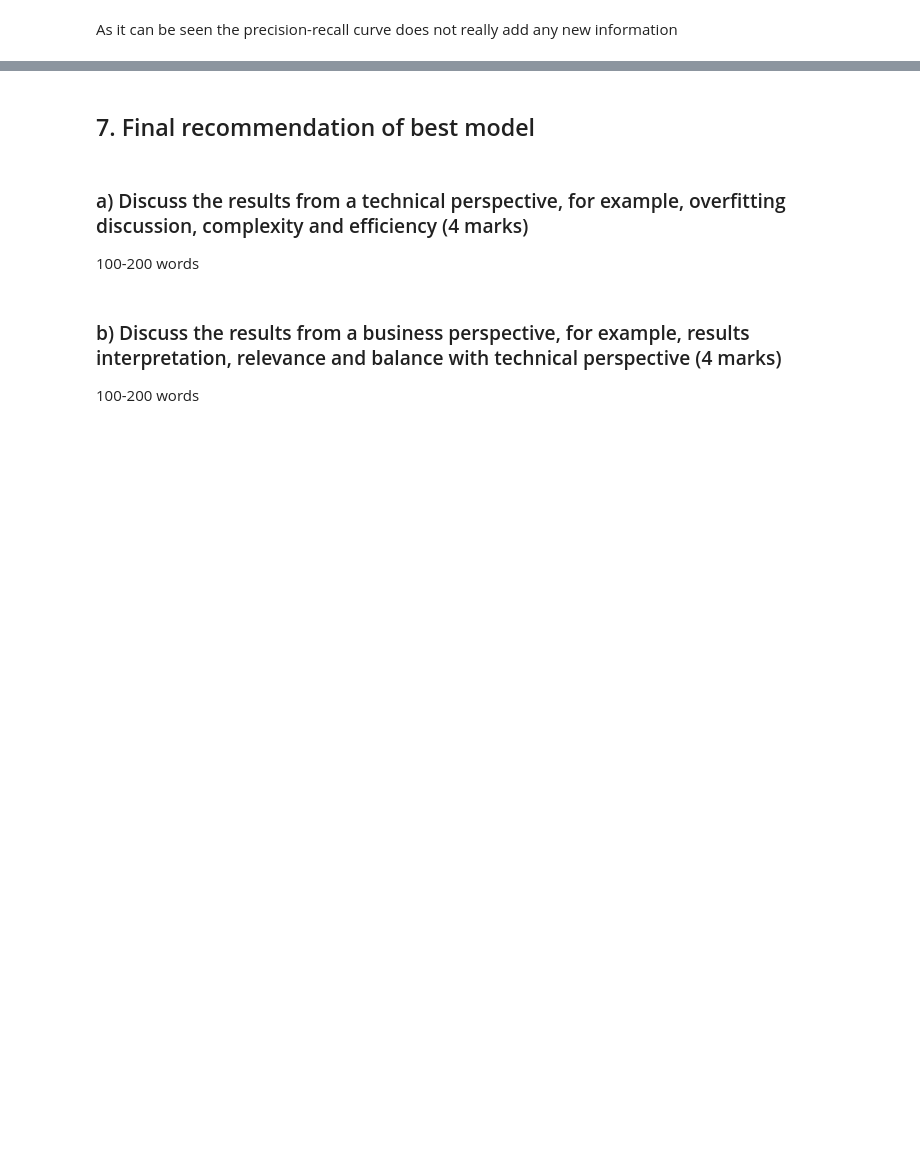
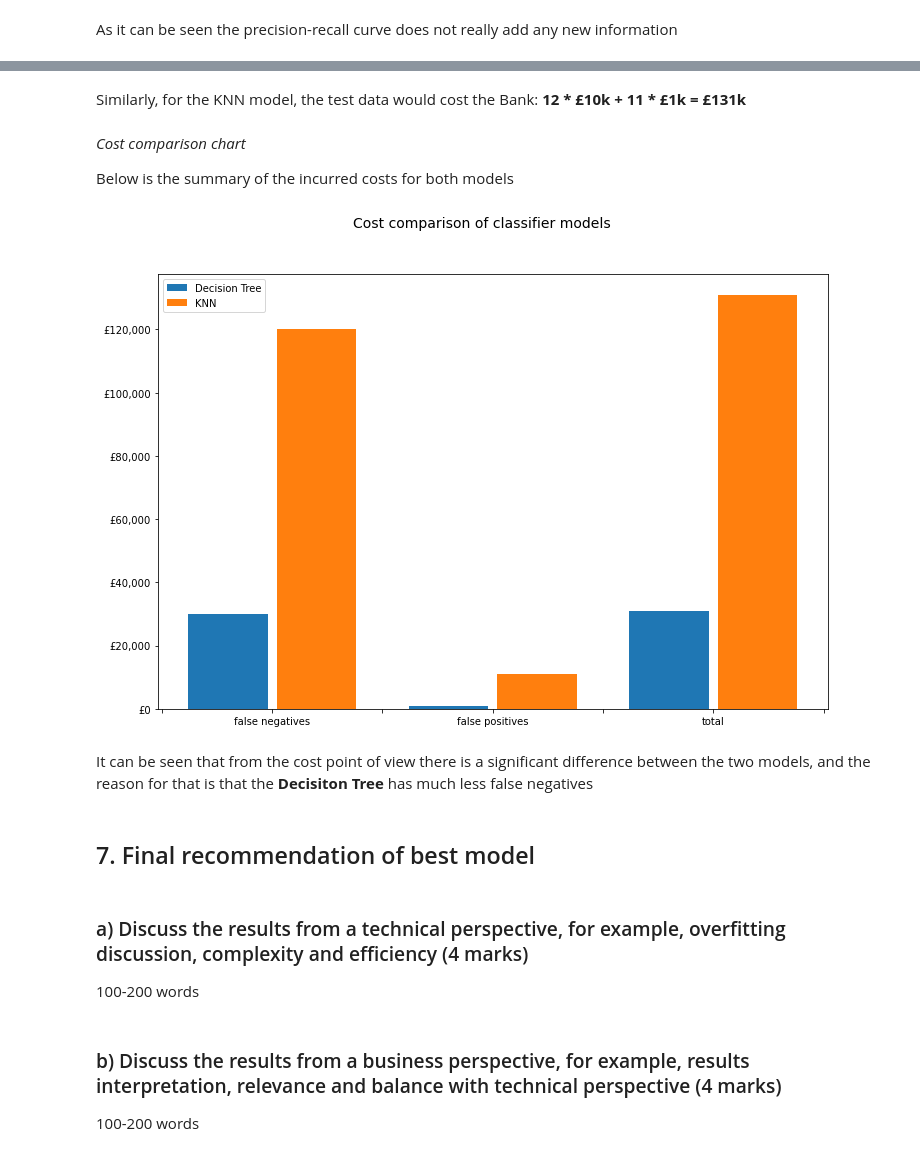
Before and after one commit to lacibacsi/data_science_assignment_3, a Jupyter notebook: Assessment3_playground.ipynb, the cells around one changed output, grey strips where cells are left out. Saved outputs shown, nothing was run; the diff lists cells and outputs as text; code cells hidden in the pictures; blank space fills up the shorter version.

Commit message:
added model comparison

```diff
--- a/Assessment3_playground.ipynb
+++ b/Assessment3_playground.ipynb
@@ -1529,0 +1562,3 @@ Following the below schematic overview (from [here](https://machinelearningmaste
+# %%
+#printing the confusion matrix for the number of errors
+dt_confusion   = plot_confusion_matrix(DT2, X_test, Y_test, display_labels=target_labels, cmap=plt.cm.Blues)
@@ -1529,0 +1571,2 @@ Following the below schematic overview (from [here](https://machinelearningmaste
+# %%
+knn_confusion   = plot_confusion_matrix(knn3, X_test2, Y_test, display_labels=target_labels, cmap=plt.cm.Blues)
@@ -1529,0 +1575,6 @@ Following the below schematic overview (from [here](https://machinelearningmaste
+# %% [markdown]
+Similarly, for the KNN model, the test data would cost the Bank: **12 \* £10k + 11 \* £1k = £131k**
+# %% [markdown]
+*Cost comparison chart*
+
+Below is the summary of the incurred costs for both models
@@ -1530,3 +1647,46 @@ Following the below schematic overview (from [here](https://machinelearningmaste
+# %%
+d_fn = dt_confusion.confusion_matrix[0][1]*10000
+d_fp = dt_confusion.confusion_matrix[1][0]*1000
+d_cost = [d_fn, d_fp, d_fn + d_fp]
+k_fn = knn_confusion.confusion_matrix[0][1]*10000
+k_fp = knn_confusion.confusion_matrix[1][0]*1000
+k_cost = [k_fn, k_fp, k_fn + k_fp]
+
+data = {
+    'Decision Tree': d_cost,
+    'KNN': k_cost
+}
+
+
+fig, ax = plt.subplots()
+fig.suptitle('Cost comparison of classifier models', fontsize=14)
+fig.set_figheight(8)
+fig.set_figwidth(12)
+bar_plot(ax, data, total_width=.8, single_width=.9)
+
+#formatting axis values
+ax.get_yaxis().set_major_formatter(
+mpl.ticker.FuncFormatter(lambda x, p: '£'+ format(int(x), ',')))
+
+#changing x labels
+labels = ['false negatives', 'false positives', 'total']
+a=ax.get_xticks().tolist()
+to_change = [2, 4, 6]
+for idx, label in enumerate(a):
+    if idx in to_change:
+        a[idx] = labels[to_change.index(idx)]
+    else:
+        a[idx] = ''
+
+
+ax.get_xaxis().set_major_formatter(
+mpl.ticker.FuncFormatter(lambda x, p: a[p]))
+
+plt.show()
+# %% [output]
+[figure, added]
+# %% [markdown]
+It can be seen that from the cost point of view there is a significant difference between the two models, and the reason for that is that the **Decisiton Tree** has much less false negatives
 # %% [markdown]
 ## 7. Final recommendation of best model
 # %% [markdown]
```
Also changed, not shown: parts of 15 cells of this notebook.
